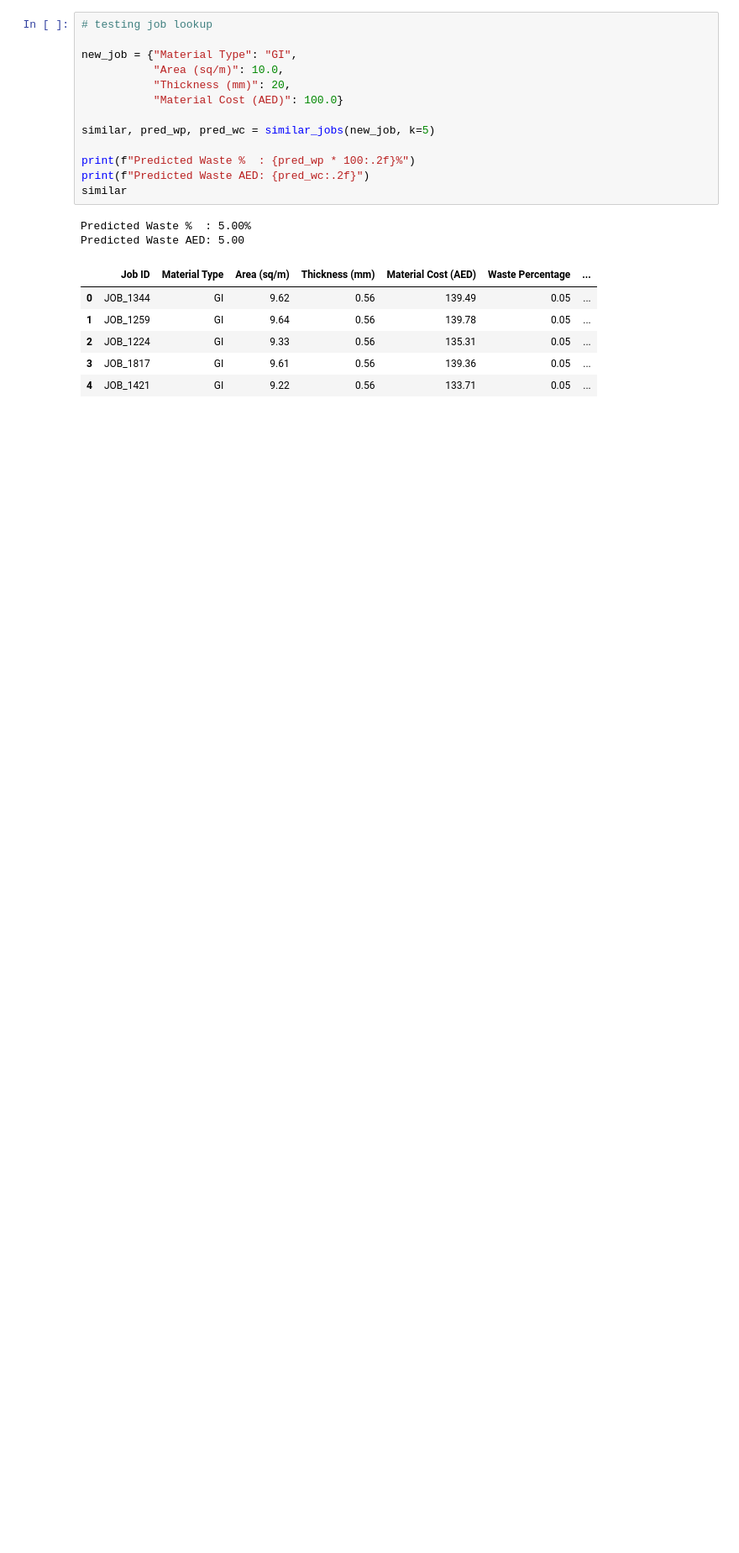
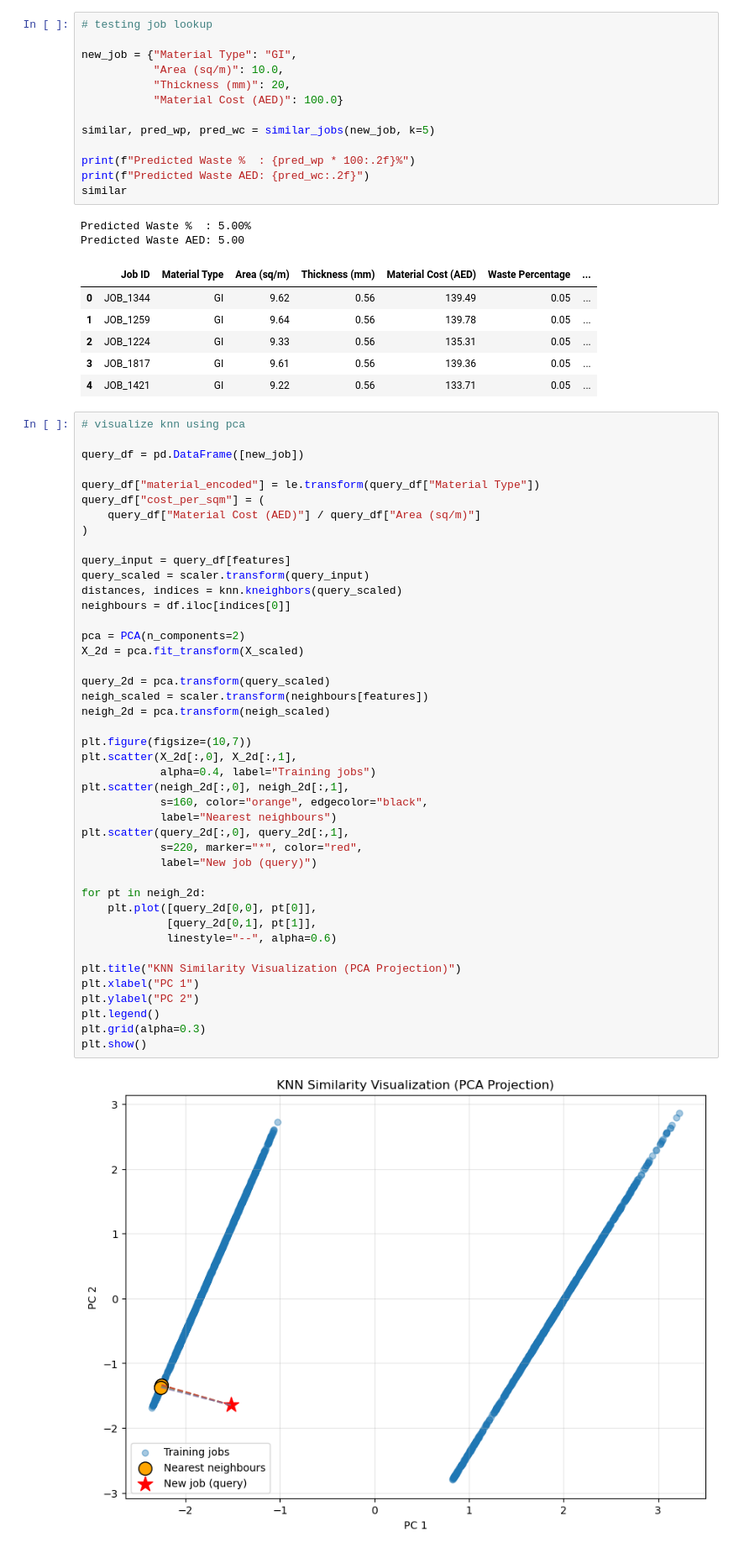
Before and after one commit to ofimikfra/CSCI323-Project, a Jupyter notebook: knn_model.ipynb, the cells around one changed output. Shown at 84% size. Saved outputs shown, nothing was run; the diff lists cells and outputs as text; blank space fills up the shorter version.

Commit message:
update knn_model.ipynb to visualize model

```diff
--- a/knn_model.ipynb
+++ b/knn_model.ipynb
@@ -77,3 +78,48 @@ Predicted Waste AED: 5.00
 | 2 | JOB_1224 | GI | 9.33 | 0.56 | 135.31 | 0.05 | ... |
 | 3 | JOB_1817 | GI | 9.61 | 0.56 | 139.36 | 0.05 | ... |
 | 4 | JOB_1421 | GI | 9.22 | 0.56 | 133.71 | 0.05 | ... |
+# %%
+# visualize knn using pca
+
+query_df = pd.DataFrame([new_job])
+
+query_df["material_encoded"] = le.transform(query_df["Material Type"])
+query_df["cost_per_sqm"] = (
+    query_df["Material Cost (AED)"] / query_df["Area (sq/m)"]
+)
+
+query_input = query_df[features]
+query_scaled = scaler.transform(query_input)
+distances, indices = knn.kneighbors(query_scaled)
+neighbours = df.iloc[indices[0]]
+
+pca = PCA(n_components=2)
+X_2d = pca.fit_transform(X_scaled)
+
+query_2d = pca.transform(query_scaled)
+neigh_scaled = scaler.transform(neighbours[features])
+neigh_2d = pca.transform(neigh_scaled)
+
+plt.figure(figsize=(10,7))
+plt.scatter(X_2d[:,0], X_2d[:,1],
+            alpha=0.4, label="Training jobs")
+plt.scatter(neigh_2d[:,0], neigh_2d[:,1],
+            s=160, color="orange", edgecolor="black",
+            label="Nearest neighbours")
+plt.scatter(query_2d[:,0], query_2d[:,1],
+            s=220, marker="*", color="red",
+            label="New job (query)")
+
+for pt in neigh_2d:
+    plt.plot([query_2d[0,0], pt[0]],
+             [query_2d[0,1], pt[1]],
+             linestyle="--", alpha=0.6)
+
+plt.title("KNN Similarity Visualization (PCA Projection)")
+plt.xlabel("PC 1")
+plt.ylabel("PC 2")
+plt.legend()
+plt.grid(alpha=0.3)
+plt.show()
+# %% [output]
+[figure, added]
```
Also changed, not shown: parts of 1 cell of this notebook.
